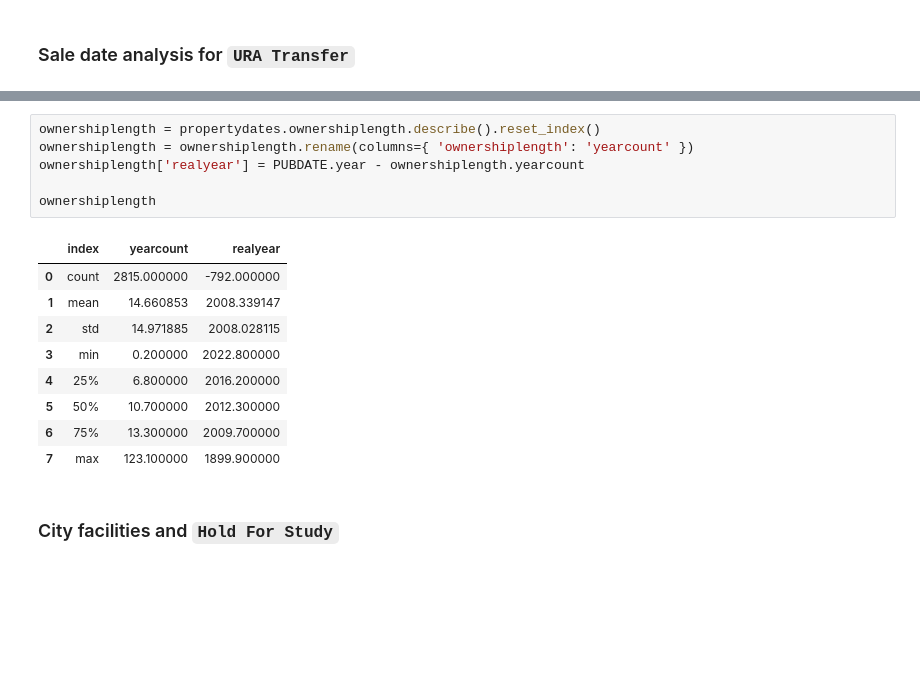
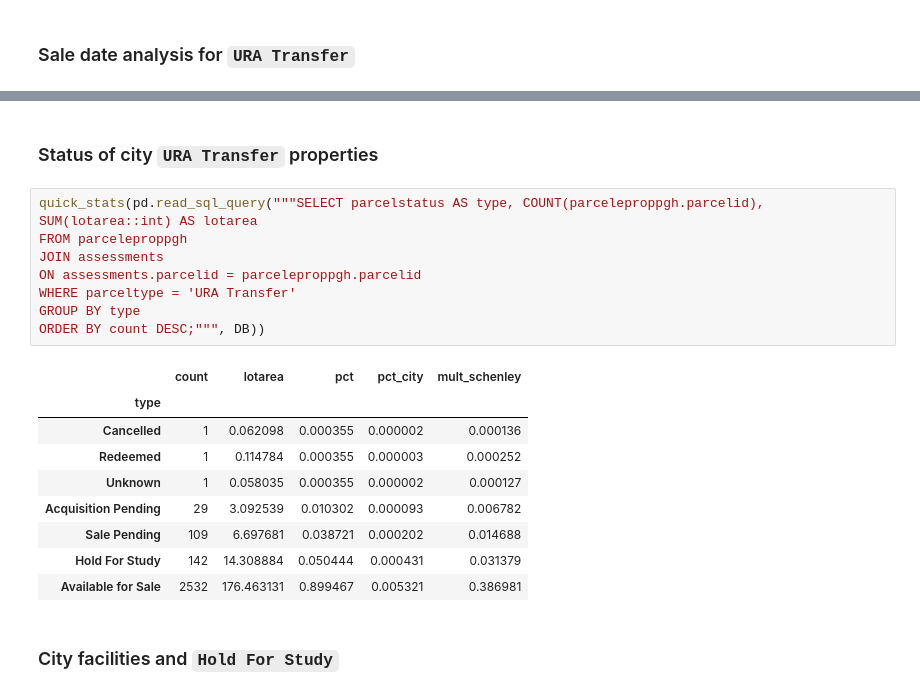
Before and after one commit to maclover7/pghland, a Jupyter notebook: city-inventory.ipynb, the cells around one changed output, grey strips where cells are left out. Saved outputs shown, nothing was run; the diff lists cells and outputs as text; blank space fills up the shorter version.

```diff
--- a/city-inventory.ipynb
+++ b/city-inventory.ipynb
@@ -149,19 +157,23 @@ propertydates['ownershiplength'] = (propertydates.ownershiplength / 365).round(1
-# %%
-ownershiplength = propertydates.ownershiplength.describe().reset_index()
-ownershiplength = ownershiplength.rename(columns={ 'ownershiplength': 'yearcount' })
-ownershiplength['realyear'] = PUBDATE.year - ownershiplength.yearcount
-
-ownershiplength
-# %% [output]
-|  | index | yearcount | realyear |
-| 0 | count | 2815.000000 | -792.000000 |
-| 1 | mean | 14.660853 | 2008.339147 |
-| 2 | std | 14.971885 | 2008.028115 |
-| 3 | min | 0.200000 | 2022.800000 |
-| 4 | 25% | 6.800000 | 2016.200000 |
-| 5 | 50% | 10.700000 | 2012.300000 |
-| 6 | 75% | 13.300000 | 2009.700000 |
-| 7 | max | 123.100000 | 1899.900000 |
+# %% [markdown]
+### Status of city `URA Transfer` properties
+# %%
+quick_stats(pd.read_sql_query("""SELECT parcelstatus AS type, COUNT(parceleproppgh.parcelid), SUM(lotarea::int) AS lotarea
+FROM parceleproppgh
+JOIN assessments
+ON assessments.parcelid = parceleproppgh.parcelid
+WHERE parceltype = 'URA Transfer'
+GROUP BY type
+ORDER BY count DESC;""", DB))
+# %% [output]
+|  | count | lotarea | pct | pct_city | mult_schenley |
+| type |  |  |  |  |  |
+| Cancelled | 1 | 0.062098 | 0.000355 | 0.000002 | 0.000136 |
+| Redeemed | 1 | 0.114784 | 0.000355 | 0.000003 | 0.000252 |
+| Unknown | 1 | 0.058035 | 0.000355 | 0.000002 | 0.000127 |
+| Acquisition Pending | 29 | 3.092539 | 0.010302 | 0.000093 | 0.006782 |
+| Sale Pending | 109 | 6.697681 | 0.038721 | 0.000202 | 0.014688 |
+| Hold For Study | 142 | 14.308884 | 0.050444 | 0.000431 | 0.031379 |
+| Available for Sale | 2532 | 176.463131 | 0.899467 | 0.005321 | 0.386981 |
 # %% [markdown]
 ### City facilities and `Hold For Study`
 # %%
```
Also changed, not shown: parts of 12 cells of this notebook.
